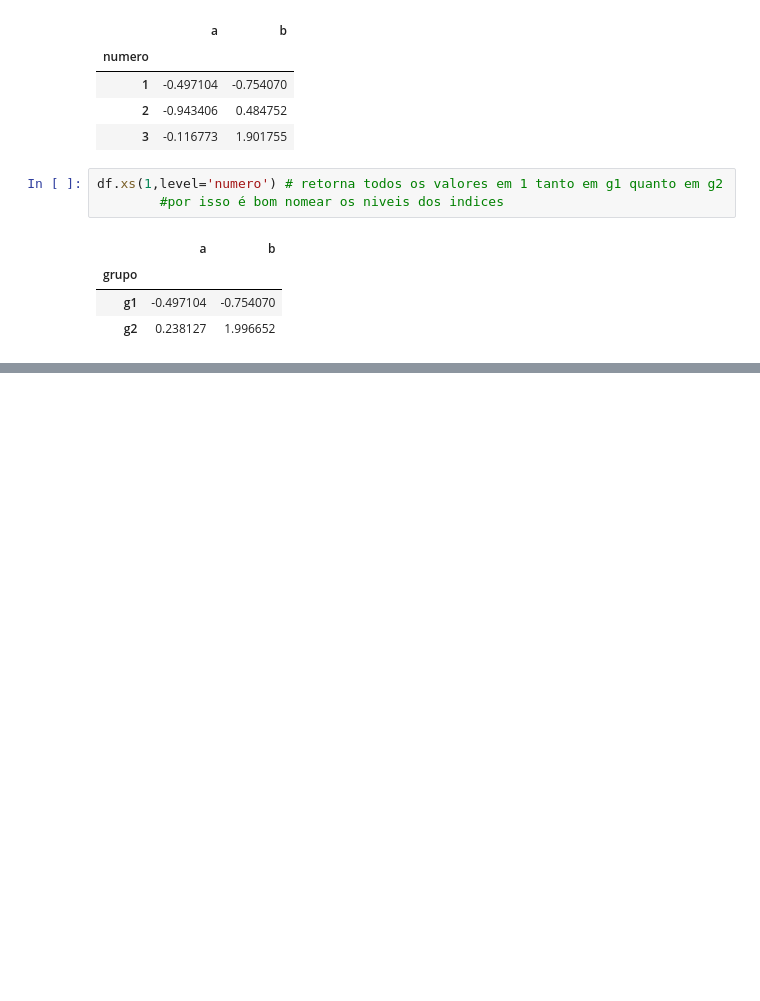
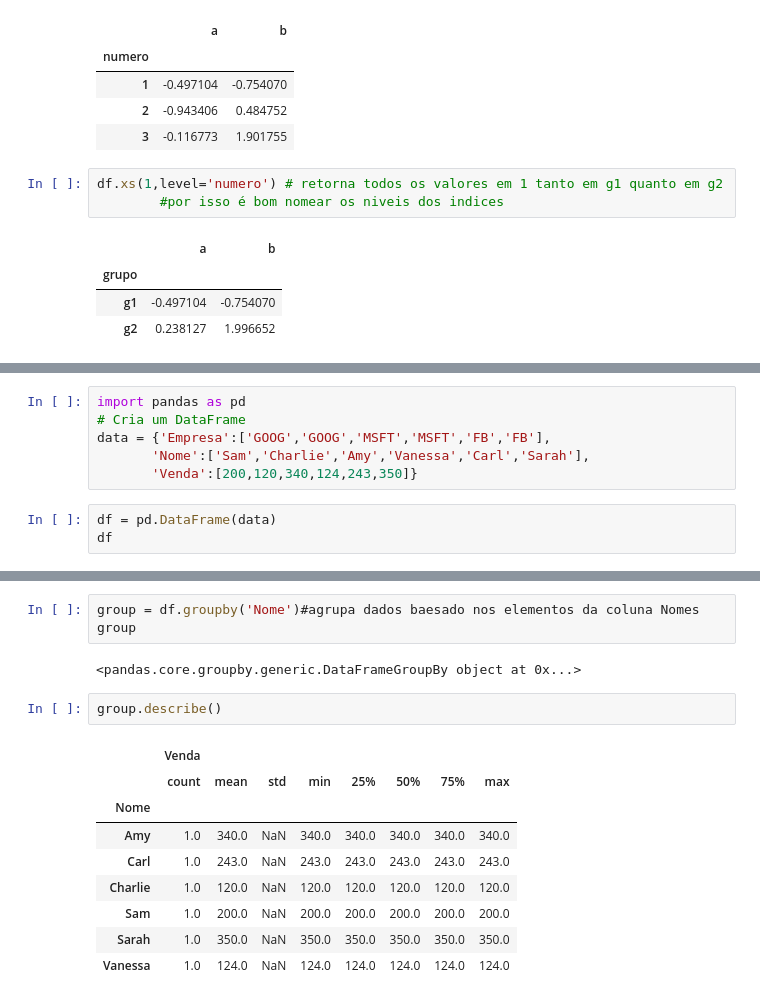
Before and after one commit to atico0/data-science-python, a Jupyter notebook: pandas/anotações_dataframes.ipynb, the cells around one changed output, grey strips where cells are left out. Saved outputs shown, nothing was run; the diff lists cells and outputs as text; blank space fills up the shorter version.

Commit message:
anotações de pandas
o resto das anotações

```diff
--- a/pandas/anotações_dataframes.ipynb
+++ b/pandas/anotações_dataframes.ipynb
@@ -350,0 +414,9 @@ df.xs(1,level='numero') # retorna todos os valores em 1 tanto em g1 quanto em g2
+# %%
+import pandas as pd
+# Cria um DataFrame
+data = {'Empresa':['GOOG','GOOG','MSFT','MSFT','FB','FB'],
+       'Nome':['Sam','Charlie','Amy','Vanessa','Carl','Sarah'],
+       'Venda':[200,120,340,124,243,350]}
+# %%
+df = pd.DataFrame(data)
+df
@@ -350,0 +462,17 @@ df.xs(1,level='numero') # retorna todos os valores em 1 tanto em g1 quanto em g2
+# %%
+group = df.groupby('Nome')#agrupa dados baesado nos elementos da coluna Nomes
+group
+# %% [output]
+<pandas.core.groupby.generic.DataFrameGroupBy object at 0x...>
+# %%
+group.describe()
+# %% [output]
+|  | Venda |  |  |  |  |  |  |  |
+|  | count | mean | std | min | 25% | 50% | 75% | max |
+| Nome |  |  |  |  |  |  |  |  |
+| Amy | 1.0 | 340.0 | NaN | 340.0 | 340.0 | 340.0 | 340.0 | 340.0 |
+| Carl | 1.0 | 243.0 | NaN | 243.0 | 243.0 | 243.0 | 243.0 | 243.0 |
+| Charlie | 1.0 | 120.0 | NaN | 120.0 | 120.0 | 120.0 | 120.0 | 120.0 |
+| Sam | 1.0 | 200.0 | NaN | 200.0 | 200.0 | 200.0 | 200.0 | 200.0 |
+| Sarah | 1.0 | 350.0 | NaN | 350.0 | 350.0 | 350.0 | 350.0 | 350.0 |
+| Vanessa | 1.0 | 124.0 | NaN | 124.0 | 124.0 | 124.0 | 124.0 | 124.0 |
```
Also changed, not shown: parts of 59 cells of this notebook, 4 other files.
